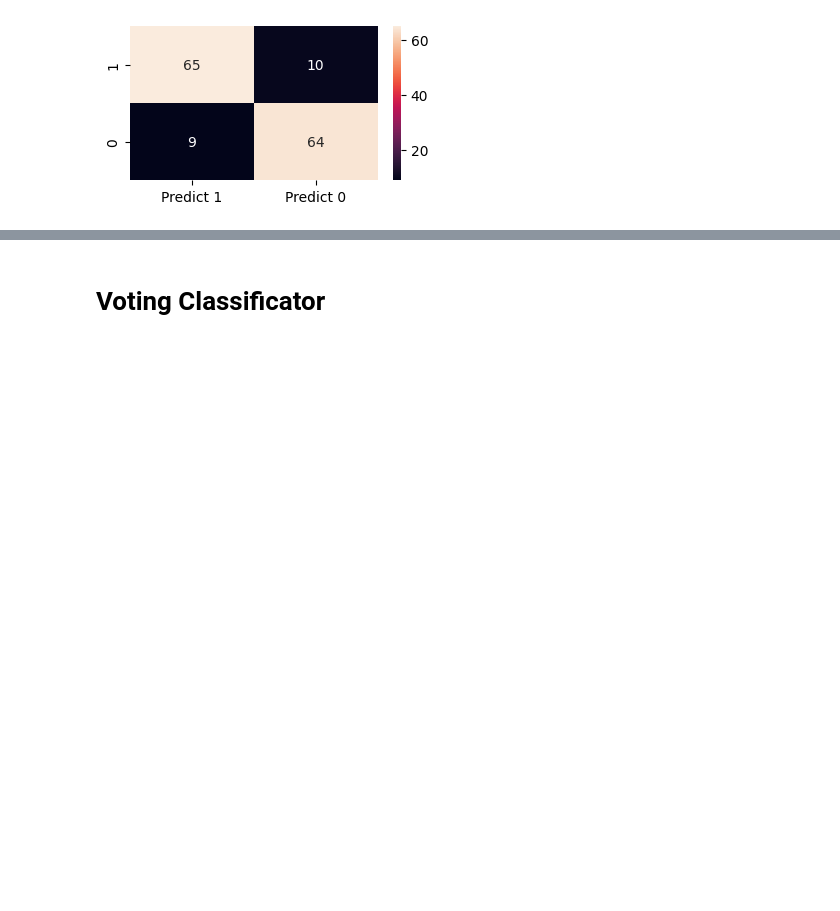
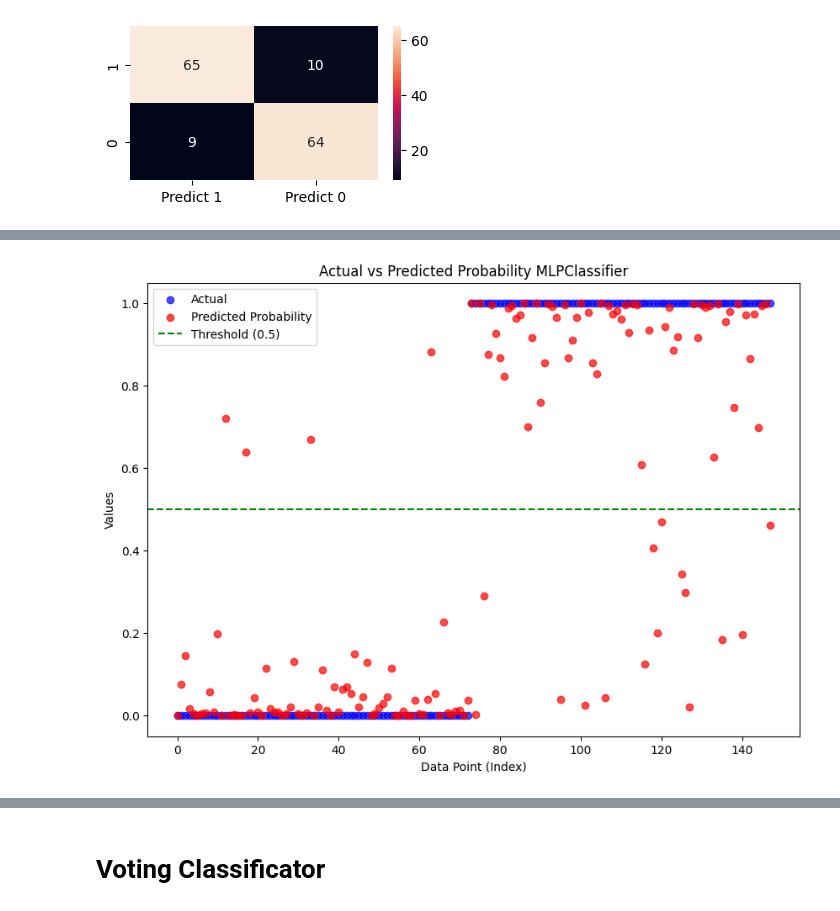
Before and after one commit to tomasfgon/Predictive-models-Parkinson, a Jupyter notebook: src/modeling.ipynb, the cells around one changed output, grey strips where cells are left out. Cells and saved outputs as stored; diff of their text form; code cells hidden in the pictures; blank space fills up the shorter version.

```diff
--- a/src/modeling.ipynb
+++ b/src/modeling.ipynb
@@ -1099,0 +1139,3 @@ weighted avg       0.87      0.87      0.87       148
+# %%
+table_nn = predictedVsActualTable(best_model_nn, X_test, y_test)
+print(table_nn)
@@ -1099,0 +1157,4 @@ weighted avg       0.87      0.87      0.87       148
+# %%
+predictedVsActualPlot(table_nn)
+# %% [output]
+[figure, added]
```
Also changed, not shown: parts of 12 cells of this notebook, 21 other files.
